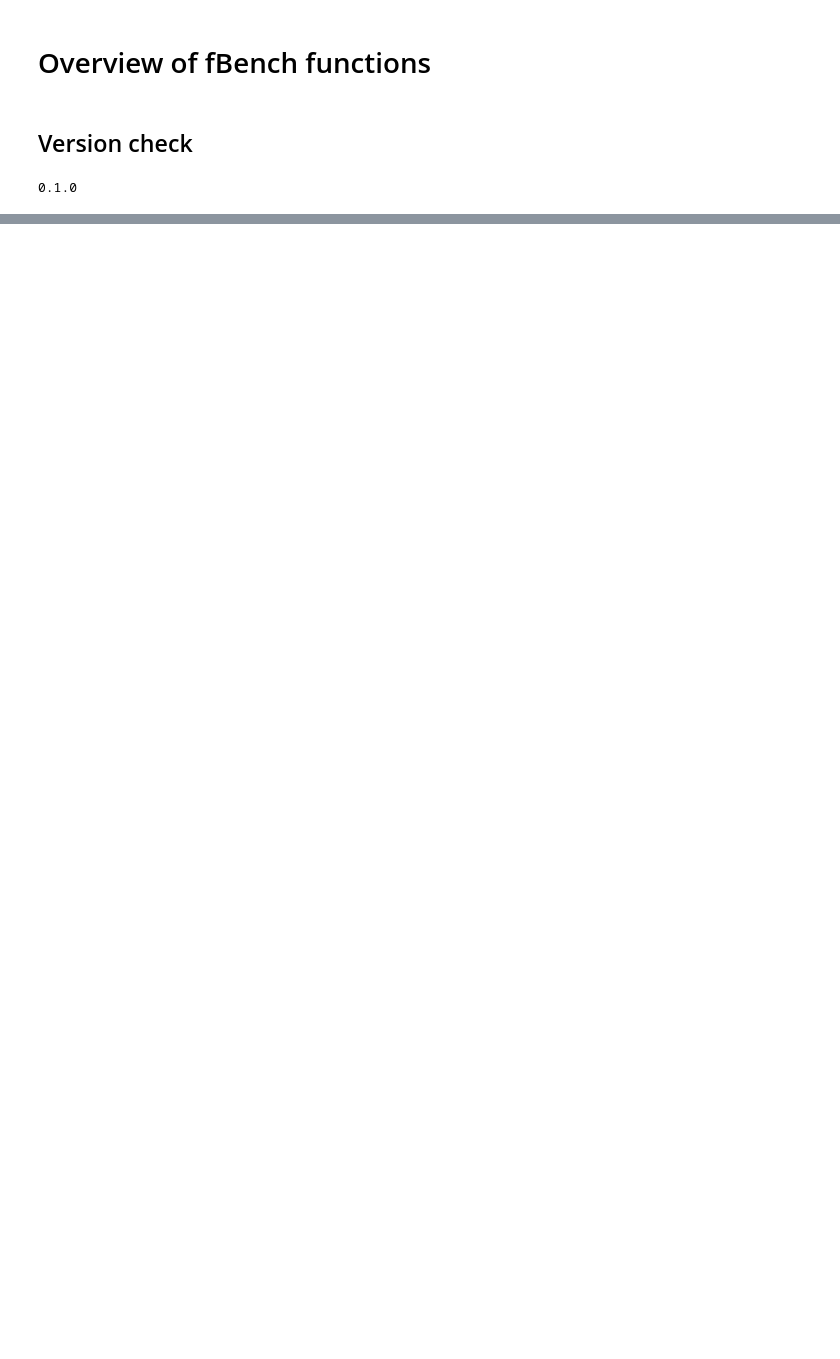
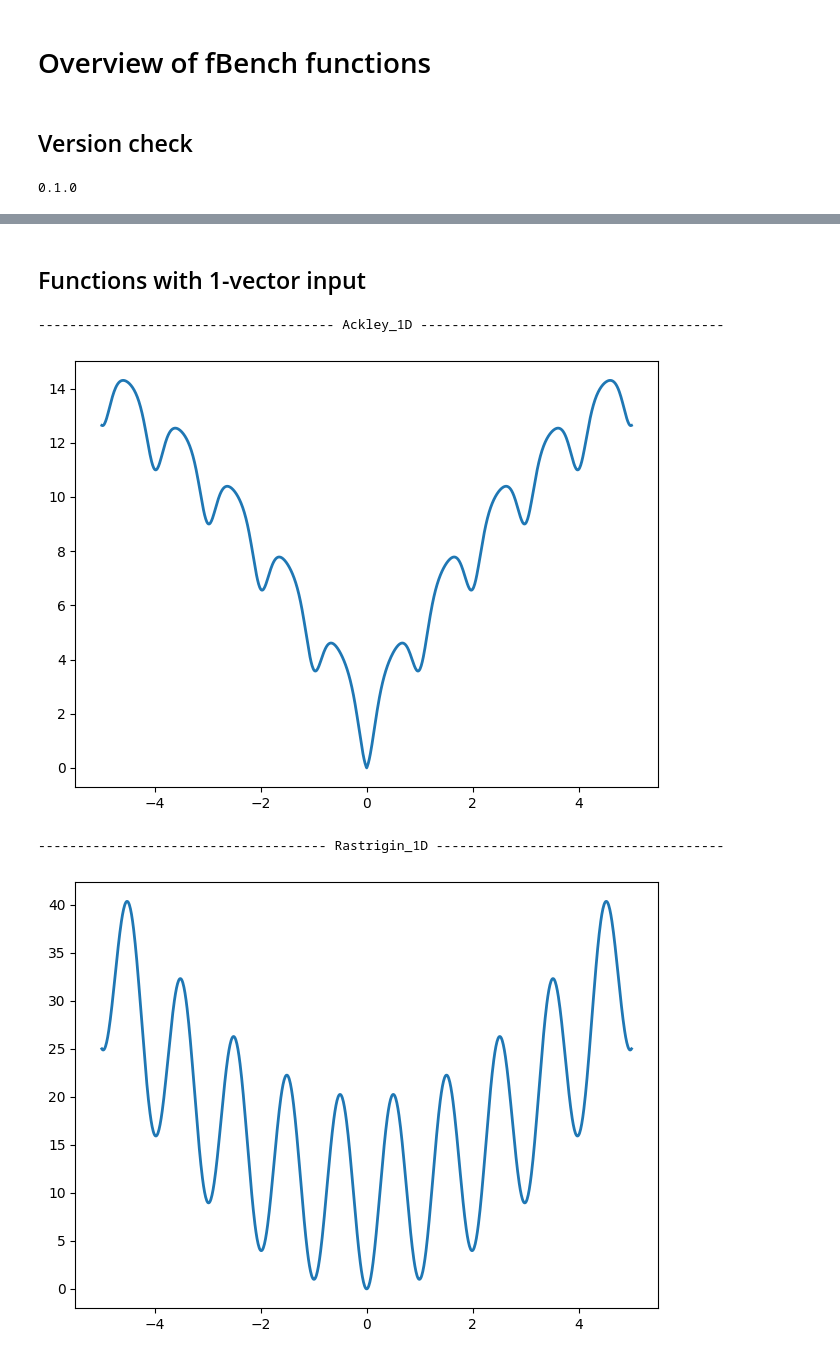
Before and after one commit to estripling/fbench, a Jupyter notebook: docs/source/fBench-functions.ipynb, the cells around one changed output, grey strips where cells are left out. Drawn from its saved outputs; the diff is of its cells as text; code cells hidden in the pictures; blank space fills up the shorter version.

Commit message:
refactor: fBench-functions.ipynb

```diff
--- a/docs/source/fBench-functions.ipynb
+++ b/docs/source/fBench-functions.ipynb
@@ -12,32 +12,3 @@ import fbench
 print(fbench.__version__)
 # %% [output]
 0.1.0
-# %%
-num = 101
-settings_scatter = dict(
-    s=60,
-    c="black",
-    marker="X",
-    alpha=0.6,
-    zorder=2,
-)
-
-for name, config in fbench.FUNCTION_CONFIGURATIONS.items():
-    print(bumbag.headline(name))
-
-    x_coord = np.linspace(min(config.x_bounds), max(config.x_bounds), num)
-    y_coord = np.linspace(min(config.y_bounds), max(config.y_bounds), num)
-    coord = fbench.create_coordinates3d(config.func, x_coord, y_coord)
-
-    fig = plt.figure(figsize=plt.figaspect(0.4))
-    ax = fig.add_subplot(1, 2, 1, projection="3d")
-    ax = fbench.create_surface_plot(coord, ax=ax)
-    ax.scatter(*config.global_minimum_x, config.global_minimum_fx, **settings_scatter)
-
-    ax = fig.add_subplot(1, 2, 2)
-    ax = fbench.create_contour_plot(coord, ax=ax)
-    ax.scatter(*config.global_minimum_x, **settings_scatter)
-    ax.axis("scaled")
-
-    plt.tight_layout()
-    plt.show()
@@ -54,0 +15,14 @@ for name, config in fbench.FUNCTION_CONFIGURATIONS.items():
+# %% [markdown]
+## Functions with 1-vector input
+# %%
+function_plotters = fbench.visualization.get_1d_plotter()
+for name, function_plotter in function_plotters.items():
+    print(bumbag.headline(name))
+    fig, ax, ax3d = function_plotter.plot()
+    plt.tight_layout()
+    plt.show()
+# %% [output]
+-------------------------------------- Ackley_1D ---------------------------------------
+[figure, added]
+------------------------------------- Rastrigin_1D -------------------------------------
+[figure, added]
```
Also changed, not shown: parts of 3 cells of this notebook.
